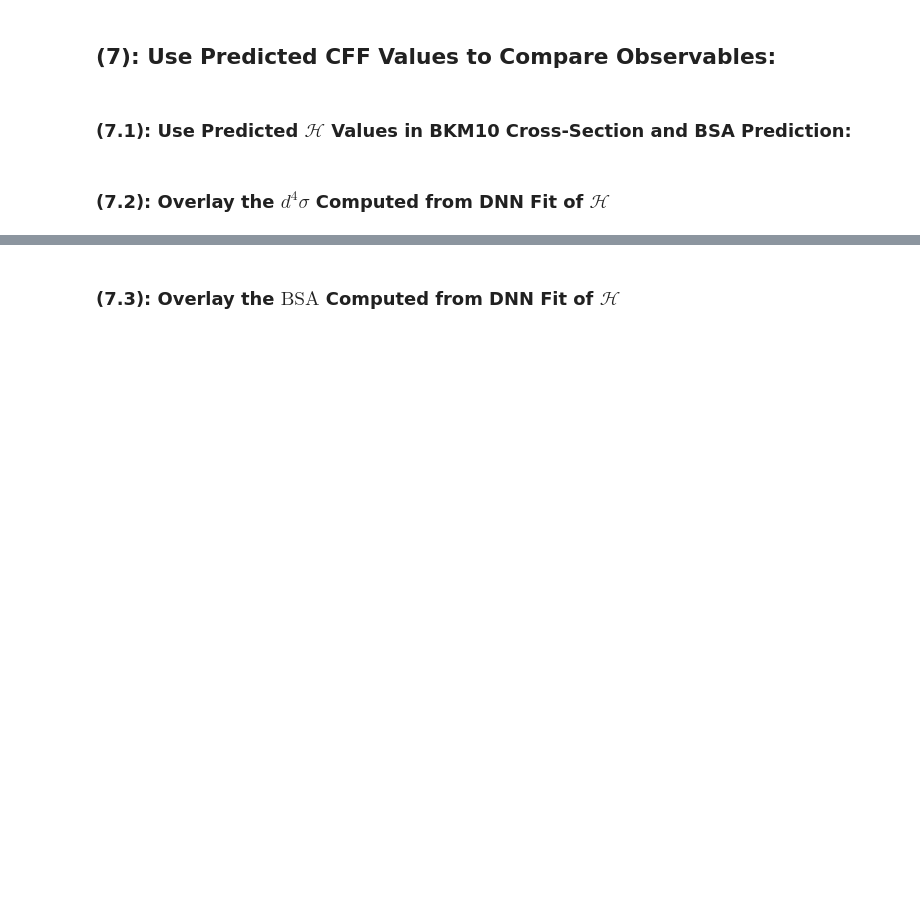
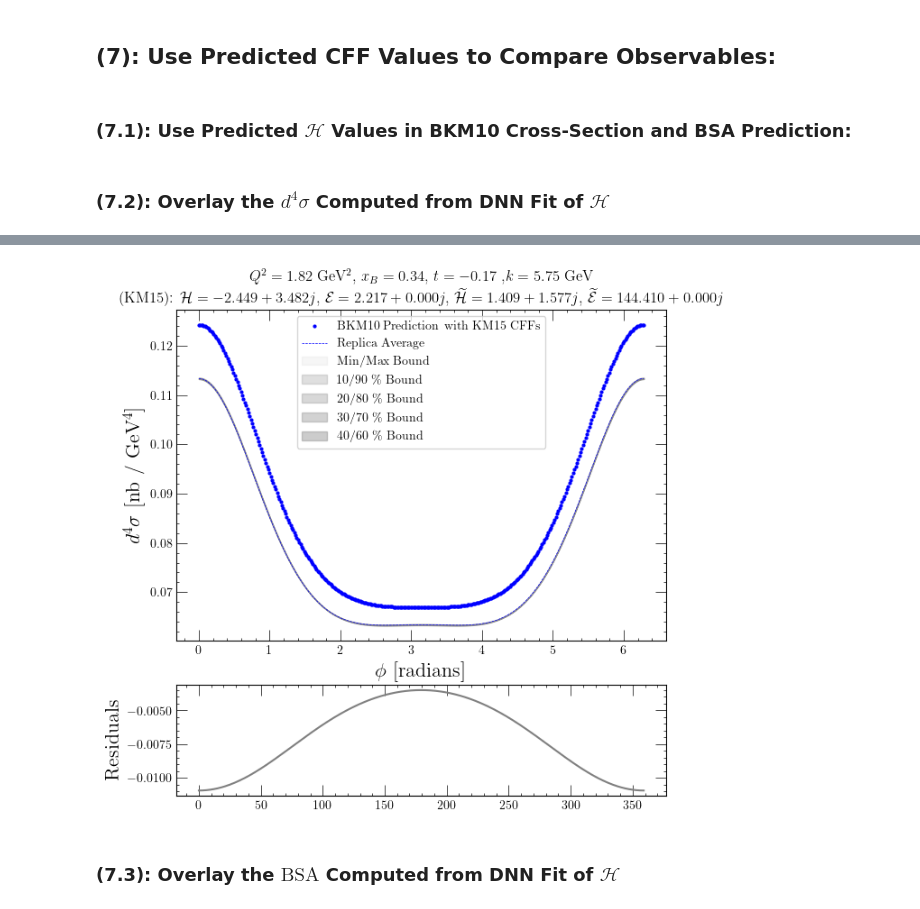
Before and after one commit to JayDanielsss/gpd_dnn, a Jupyter notebook: closure_test/closure_test.ipynb, the cells around one changed output, grey strips where cells are left out. Cells and saved outputs as stored; diff of their text form; code cells hidden in the pictures; blank space fills up the shorter version.

```diff
--- a/closure_test/closure_test.ipynb
+++ b/closure_test/closure_test.ipynb
@@ -3425,9 +3512,13 @@ bkm10_bsa_dnn = predicted_h_bkm10.compute_bsa(phi_array_in_radians).real
 # %% [markdown]
 ### (7.2): Overlay the $d^{4}\sigma$ Computed from DNN Fit of $\mathcal{H}$
 # %%
-post_cff_fit_xsec_figure, post_cff_fit_xsec_axis = plt.subplots(1, figsize = (7, 7))
+post_cff_fit_xsec_figure, post_cff_fit_xsec_axis = plt.subplots(nrows = 2, ncols = 1,
+    gridspec_kw = {'height_ratios': [3, 1]},
+    figsize = (7, 7))
 
-post_cff_fit_xsec_axis.scatter(
+post_cff_fit_xsec_axis[1].plot(mean_xs - bkm10_cross_sections_km15, color = 'gray', label = "Residuals")
+
+post_cff_fit_xsec_axis[0].scatter(
     phi_array_in_radians, bkm10_cross_sections_km15,
     s = 4., label = "BKM10 Prediction with KM15 CFFs", color = "blue")
 
@@ -3439,7 +3530,7 @@ post_cff_fit_xsec_axis.scatter(
 #     phi_array_in_radians, bkm10_cross_sections_dnn,
 #     s = 4., label = "BKM10 Prediction with DNN CFFs", color = "red")
 
-post_cff_fit_xsec_axis.plot(
+post_cff_fit_xsec_axis[0].plot(
     phi_array_in_radians,
     mean_xs,
     label = r'Replica Average',
@@ -3447,7 +3538,7 @@ post_cff_fit_xsec_axis.plot(
     linewidth = 0.5,
     linestyle = 'dashed')
 
-post_cff_fit_xsec_axis.fill_between(
+post_cff_fit_xsec_axis[0].fill_between(
     x = phi_array_in_radians,
     y1 = xs_max,
     y2 = xs_min,
@@ -3455,7 +3546,7 @@ post_cff_fit_xsec_axis.fill_between(
     color = "lightgray",
     alpha = 0.2)
 
-post_cff_fit_xsec_axis.fill_between(
+post_cff_fit_xsec_axis[0].fill_between(
     x = phi_array_in_radians,
     y1 = xs_percentile_90,
     y2 = xs_percentile_10,
@@ -3463,7 +3554,7 @@ post_cff_fit_xsec_axis.fill_between(
     color = "gray",
     alpha = 0.25)
 
-post_cff_fit_xsec_axis.fill_between(
+post_cff_fit_xsec_axis[0].fill_between(
     x = phi_array_in_radians,
     y1 = xs_percentile_80,
     y2 = xs_percentile_20,
@@ -3471,7 +3562,7 @@ post_cff_fit_xsec_axis.fill_between(
     color = "gray",
     alpha = 0.3)
 
-post_cff_fit_xsec_axis.fill_between(
+post_cff_fit_xsec_axis[0].fill_between(
     x = phi_array_in_radians,
     y1 = xs_percentile_70,
     y2 = xs_percentile_30,
@@ -3479,7 +3570,7 @@ post_cff_fit_xsec_axis.fill_between(
     color = "gray",
     alpha = 0.35)
 
-post_cff_fit_xsec_axis.fill_between(
+post_cff_fit_xsec_axis[0].fill_between(
     x = phi_array_in_radians,
     y1 = xs_percentile_60,
     y2 = xs_percentile_40,
@@ -3487,15 +3578,17 @@ post_cff_fit_xsec_axis.fill_between(
     color = "gray",
     alpha = 0.4)
 
-post_cff_fit_xsec_axis.set_xlabel(r"$\phi$ [radians]", fontsize = 16)
-post_cff_fit_xsec_axis.set_ylabel(r"$d^{4}\sigma$ [nb / GeV$^{4}$]", fontsize = 16)
-post_cff_fit_xsec_axis.set_title(f"{title_string}\n(KM15): {km15_cff_string}")
+post_cff_fit_xsec_axis[0].set_xlabel(r"$\phi$ [radians]", fontsize = 16)
+post_cff_fit_xsec_axis[0].set_ylabel(r"$d^{4}\sigma$ [nb / GeV$^{4}$]", fontsize = 16)
+post_cff_fit_xsec_axis[1].set_ylabel(r"Residuals", fontsize = 16)
+post_cff_fit_xsec_axis[0].set_title(f"{title_string}\n(KM15): {km15_cff_string}")
 # post_cff_fit_xsec_axis.set_title(f"{title_string}\n(KM15): {km15_cff_string}\n(XDJ): {xdj_cff_string}")
 
-plt.legend()
+post_cff_fit_xsec_axis[0].legend()
 
 post_cff_fit_xsec_figure.savefig(f"./version_{VERSION_NUMBER}/plots/cross_section_comparison_v{MAJOR_MINOR_NUMBER}.png")
 post_cff_fit_xsec_figure.savefig(f"./version_{VERSION_NUMBER}/plots/cross_section_comparison_v{MAJOR_MINOR_NUMBER}.eps")
 
 plt.show()
 plt.close(post_cff_fit_xsec_figure)
+# %% [output]
@@ -3502,3 +3596,4 @@ plt.close(post_cff_fit_xsec_figure)
+[figure, added]
 # %% [markdown]
 ### (7.3): Overlay the $\text{BSA}$ Computed from DNN Fit of $\mathcal{H}$
 # %%
```
Also changed, not shown: parts of 29 cells of this notebook, 4 other files.
